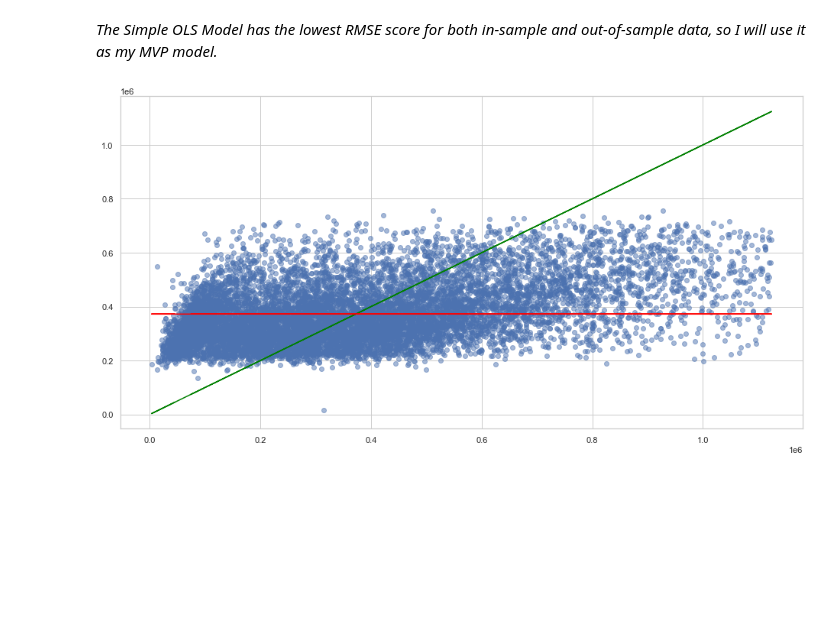
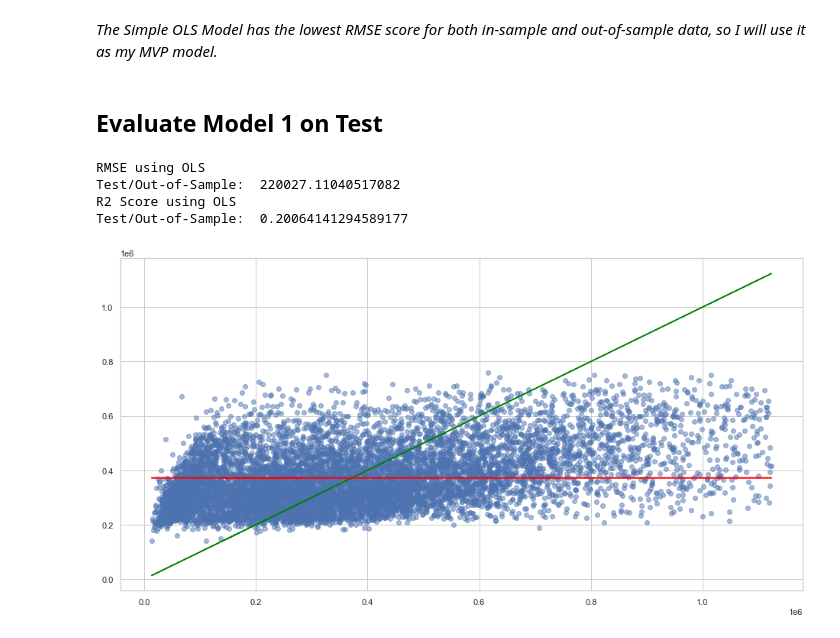
Before and after one commit to kristofer-rivera/zillow-regression-project, a Jupyter notebook: modeling.ipynb, the cells around one changed output. Cells and saved outputs as stored; diff of their text form; code cells hidden in the pictures; blank space fills up the shorter version.

```diff
--- a/modeling.ipynb
+++ b/modeling.ipynb
@@ -104,22 +102,28 @@ X_train.head()
 #First convert y_train into Dataframes so the baselines can be easily calculated with pandas
 y_train = pd.DataFrame(y_train)
 y_validate = pd.DataFrame(y_validate)
+y_test =pd.DataFrame(y_test)
 
 # Create new data frame to hold my in sample predictions and the same for out of sample
 predictions_train = y_train.copy()
 predictions_train = predictions_train.rename(columns={'assessed_value':'actual'})
 predictions_validate = y_validate.copy()
 predictions_validate = predictions_validate.rename(columns={'assessed_value':'actual'})
+predictions_test = y_test.copy()
+predictions_test = predictions_test.rename(columns={'assessed_value':'actual'})
+
 
 #Calculate based on mean and add baseline predictions to a the train data frame holding predictions
 baseline_mean = y_train.assessed_value.mean()
 predictions_train['baseline_mean'] = baseline_mean
 predictions_validate['baseline_mean'] = baseline_mean
+predictions_test['baseline_mean'] = baseline_mean
 
 #Calculate based on median and add baseline predictions to the train data frame holding predictions
 baseline_median = y_train.assessed_value.median()
 predictions_train['baseline_median'] = baseline_median
 predictions_validate['baseline_median'] = baseline_median
+predictions_test['baseline_median'] = baseline_median
 
 #Sanity Check
 predictions_train.head()
@@ -399,13 +403,34 @@ Train/In-Sample:  216461.09
 Validate/Out-of-Sample:  218190.72
 # %% [markdown]
 *The Simple OLS Model has the lowest RMSE score for both in-sample and out-of-sample data, so I will use it as my MVP model.*
+# %% [markdown]
+## Evaluate Model 1 on Test
+# %%
+#Make predictions on test dataset
+predictions_test['ols_test'] = lm.predict(X_test)
+
+# Calculate RMSE
+test_rmse = ev.rmse(predictions_test.actual, predictions_test.ols_test)
+
+#Calculate R2 Score
+test_r2 = r2_score(predictions_test.actual, predictions_test.ols_test)
+
+
+print("RMSE using OLS\nTest/Out-of-Sample: ", test_rmse)
+
+print("R2 Score using OLS\nTest/Out-of-Sample: ", test_r2)
+# %% [output]
+RMSE using OLS
+Test/Out-of-Sample:  220027.11040517082
+R2 Score using OLS
+Test/Out-of-Sample:  0.20064141294589177
 # %%
 plt.figure(figsize = (16, 8))
-plt.plot(predictions_validate.actual, predictions_validate.actual, color = 'green')
-plt.plot(predictions_validate.actual, predictions_validate.baseline_mean, color = 'red')
-plt.scatter(predictions_validate.actual, predictions_validate.ols_model, alpha = 0.5)
+plt.plot(predictions_test.actual, predictions_test.actual, color = 'green')
+plt.plot(predictions_test.actual, predictions_test.baseline_mean, color = 'red')
+plt.scatter(predictions_test.actual, predictions_test.ols_test, alpha = 0.5)
 plt.annotate('Ideal: Actual Assessed Value', (1.2*10**6, 1.25*10**6), rotation = 25)
 plt.annotate('Baseline: Mean Tax Value', (1.25*10**6, .3*10**6), color = 'red')
 plt.show()
 # %% [output]
-[figure, old version]
+[figure, new version]
```
Also changed, not shown: parts of 1 cell of this notebook, 1 other file.
